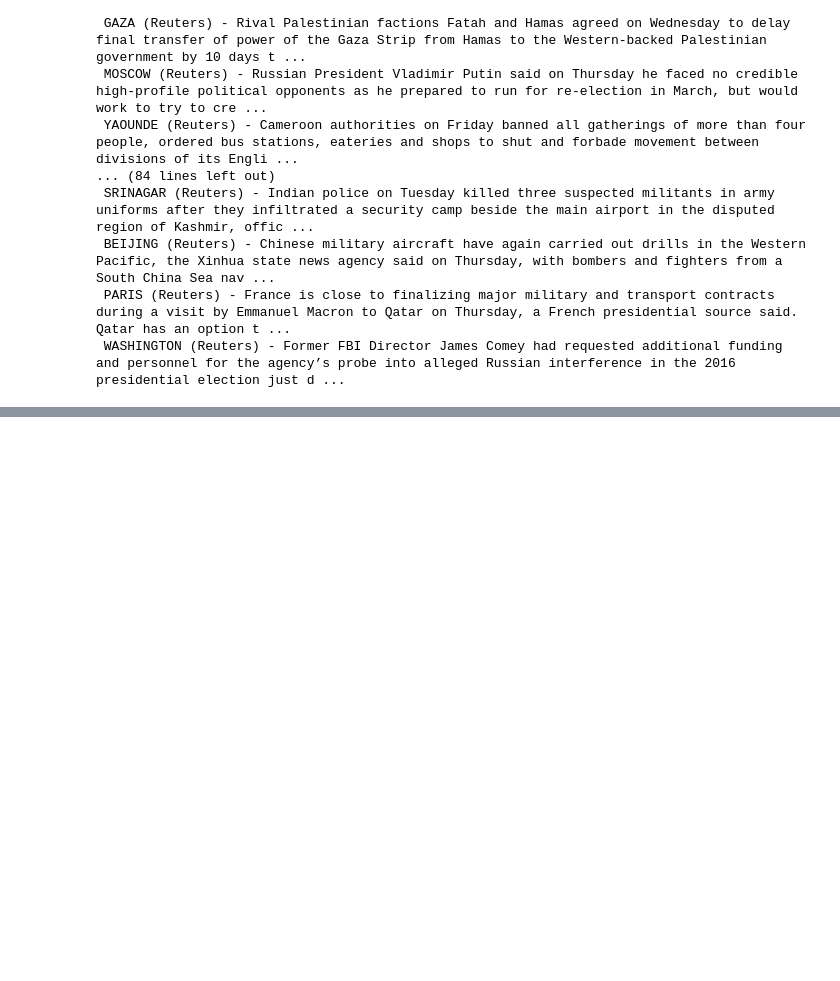
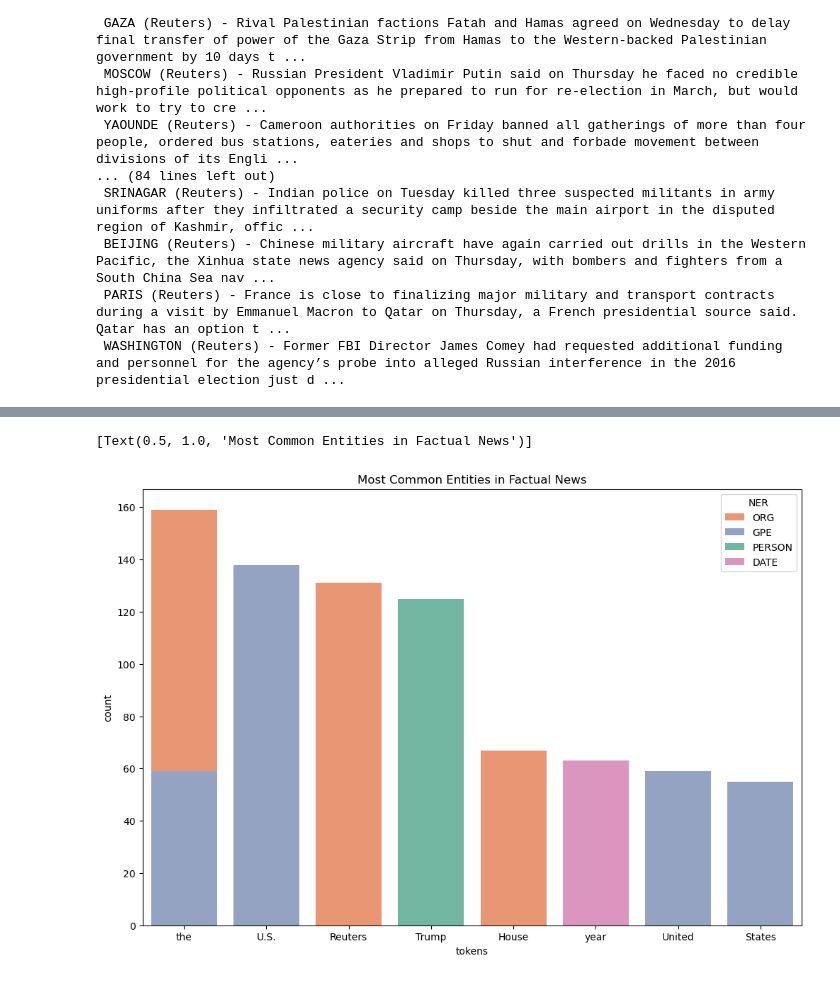
Before and after one commit to wanderer878/jupyter, a Jupyter notebook: nlp_real_life_practice.ipynb, the cells around one changed output, grey strips where cells are left out. Saved outputs shown, nothing was run; the diff lists cells and outputs as text; code cells hidden in the pictures; blank space fills up the shorter version.

```diff
--- a/nlp_real_life_practice.ipynb
+++ b/nlp_real_life_practice.ipynb
@@ -168,0 +303,3 @@ fake_news_table
+# %%
+factual_news_table_NER = factual_news_table[factual_news_table.NER != ''].groupby(['tokens', 'NER']).size().reset_index(name ='count').sort_values(by= 'count', ascending= False)
+factual_news_table_NER[0:10]
@@ -168,0 +418,15 @@ fake_news_table
+# %%
+sns.barplot(
+    data= factual_news_table_NER[0:10],
+    x= 'tokens',
+    y= 'count',
+    hue= 'NER',
+    orient= 'v',
+    palette= ner_palette,
+    dodge= False
+
+
+).set(title ='Most Common Entities in Factual News')
+# %% [output]
+[Text(0.5, 1.0, 'Most Common Entities in Factual News')]
+[figure, added]
```
Also changed, not shown: parts of 25 cells of this notebook.
